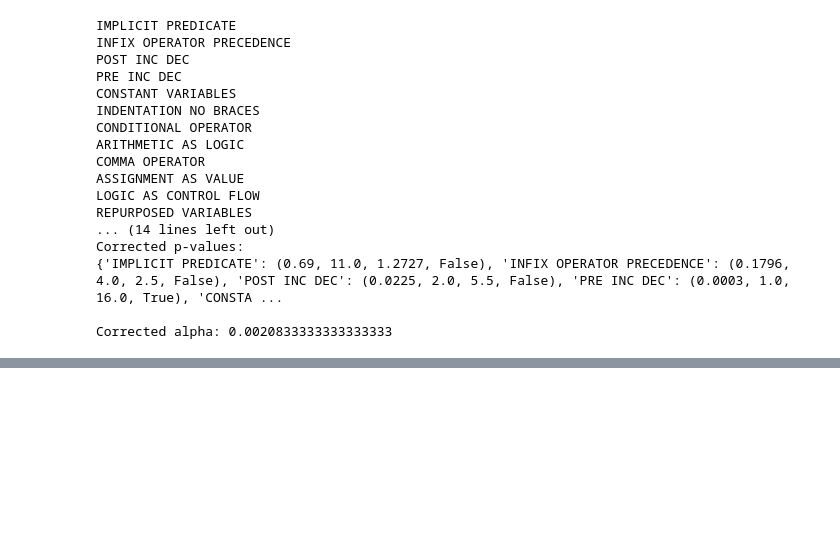
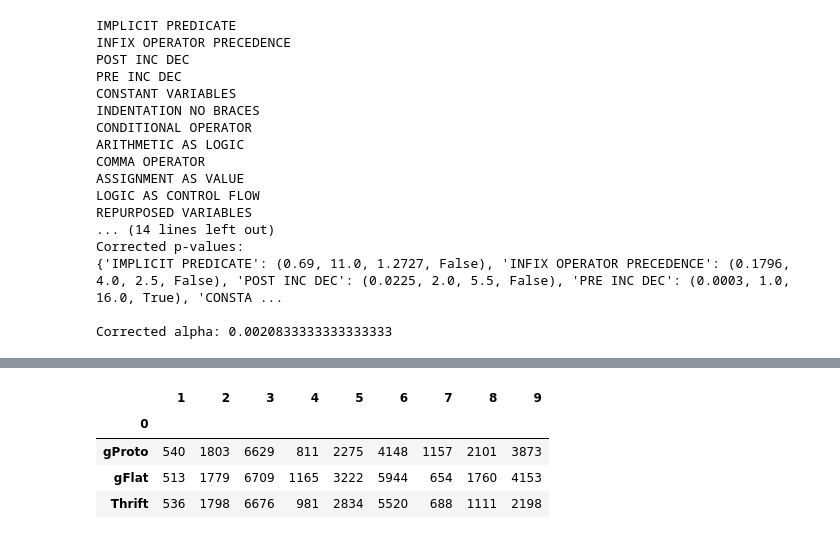
Before and after one commit to rbonifacio/AtomsJS, a Jupyter notebook: Repeated Measures Study.ipynb, the cells around one changed output, grey strips where cells are left out. Cells and saved outputs as stored; diff of their text form; code cells hidden in the pictures; blank space fills up the shorter version.

```diff
--- a/Repeated Measures Study.ipynb
+++ b/Repeated Measures Study.ipynb
@@ -251,0 +265,10 @@ atomCounts.drop(['obfuscated_wrong', 'clear_wrong'], axis=1).sort_values('diff_p
+# %%
+temposGo = pd.read_csv('lixo.csv', header=None)
+temposGo = temposGo.set_index(temposGo[0]).drop(0, axis=1)
+temposGo
+# %% [output]
+|  | 1 | 2 | 3 | 4 | 5 | 6 | 7 | 8 | 9 |
+| 0 |  |  |  |  |  |  |  |  |  |
+| gProto | 540 | 1803 | 6629 | 811 | 2275 | 4148 | 1157 | 2101 | 3873 |
+| gFlat | 513 | 1779 | 6709 | 1165 | 3222 | 5944 | 654 | 1760 | 4153 |
+| Thrift | 536 | 1798 | 6676 | 981 | 2834 | 5520 | 688 | 1111 | 2198 |
```
Also changed, not shown: parts of 12 cells of this notebook, 21 other files.
